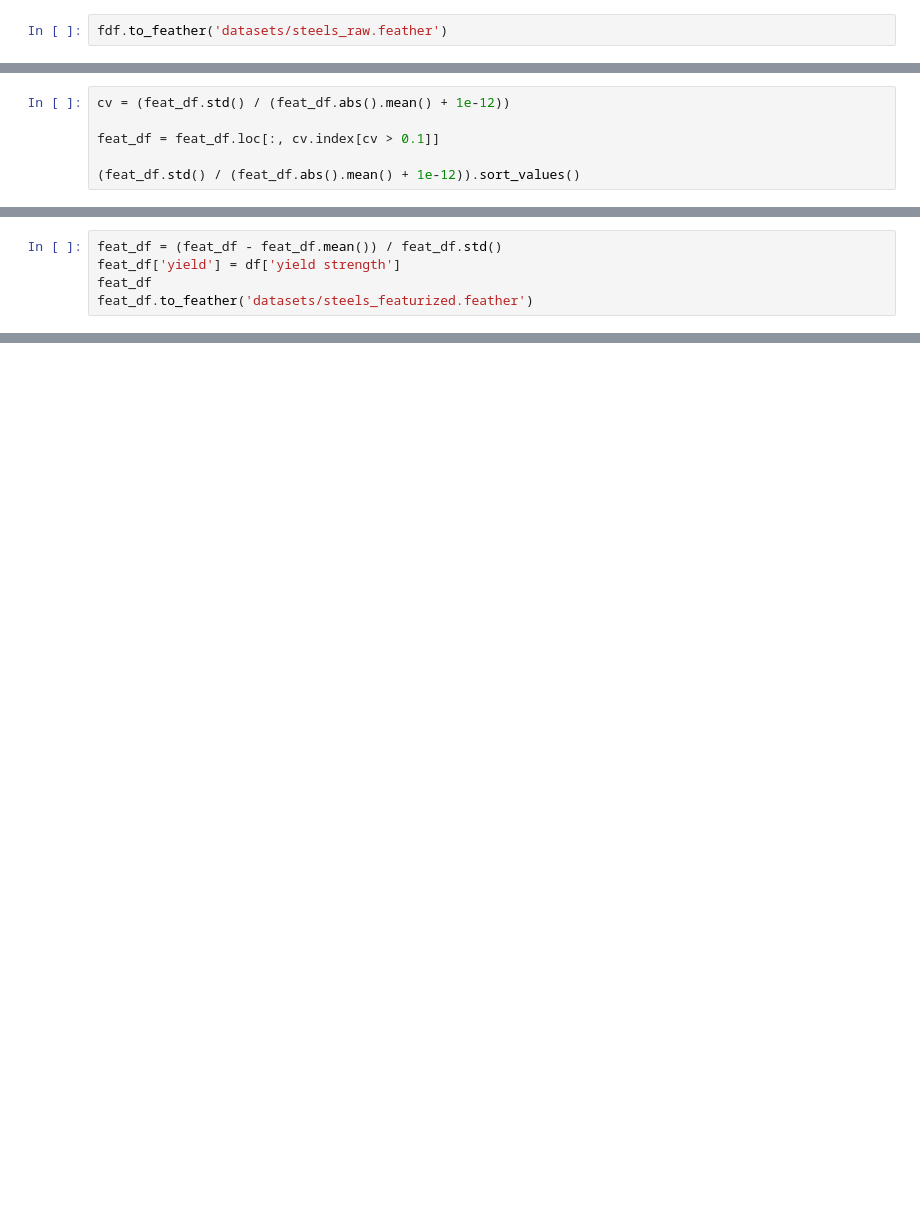
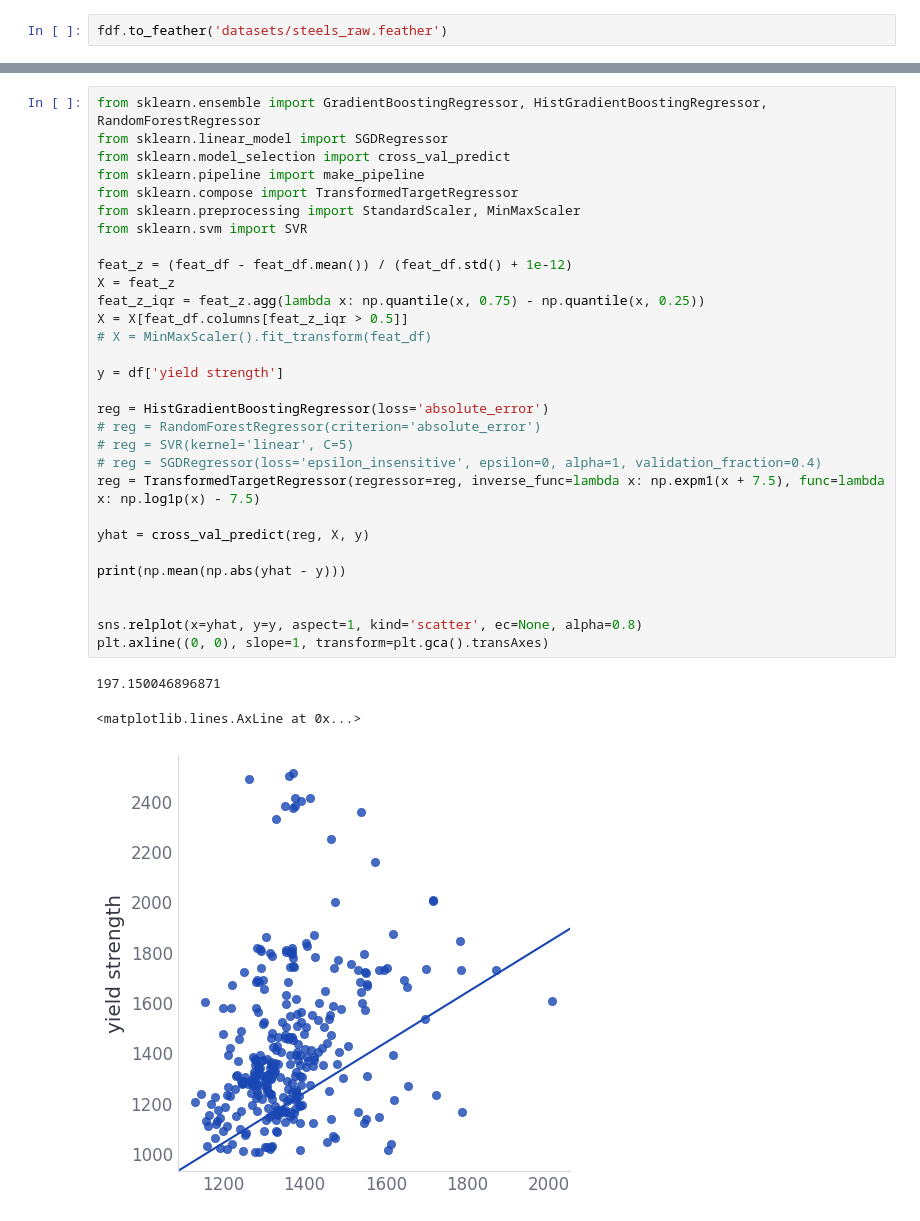
Before and after one commit to nicholas-miklaucic/jax-kan, a Jupyter notebook: kan.ipynb, the cells around one changed output, grey strips where cells are left out. Drawn from its saved outputs; the diff is of its cells as text; blank space fills up the shorter version.

```diff
--- a/kan.ipynb
+++ b/kan.ipynb
@@ -295,6 +109,0 @@ feat_df
-# %%
-cv = (feat_df.std() / (feat_df.abs().mean() + 1e-12))
-
-feat_df = feat_df.loc[:, cv.index[cv > 0.1]]
-
-(feat_df.std() / (feat_df.abs().mean() + 1e-12)).sort_values()
@@ -319,5 +109,0 @@ dtype: float64
-# %%
-feat_df = (feat_df - feat_df.mean()) / feat_df.std()
-feat_df['yield'] = df['yield strength']
-feat_df
-feat_df.to_feather('datasets/steels_featurized.feather')
@@ -339,0 +110,34 @@ feat_df
+# %%
+from sklearn.ensemble import GradientBoostingRegressor, HistGradientBoostingRegressor, RandomForestRegressor
+from sklearn.linear_model import SGDRegressor
+from sklearn.model_selection import cross_val_predict
+from sklearn.pipeline import make_pipeline
+from sklearn.compose import TransformedTargetRegressor
+from sklearn.preprocessing import StandardScaler, MinMaxScaler
+from sklearn.svm import SVR
+
+feat_z = (feat_df - feat_df.mean()) / (feat_df.std() + 1e-12)
+X = feat_z
+feat_z_iqr = feat_z.agg(lambda x: np.quantile(x, 0.75) - np.quantile(x, 0.25))
+X = X[feat_df.columns[feat_z_iqr > 0.5]]
+# X = MinMaxScaler().fit_transform(feat_df)
+
+y = df['yield strength']
+
+reg = HistGradientBoostingRegressor(loss='absolute_error')
+# reg = RandomForestRegressor(criterion='absolute_error')
+# reg = SVR(kernel='linear', C=5)
+# reg = SGDRegressor(loss='epsilon_insensitive', epsilon=0, alpha=1, validation_fraction=0.4)
+reg = TransformedTargetRegressor(regressor=reg, inverse_func=lambda x: np.expm1(x + 7.5), func=lambda x: np.log1p(x) - 7.5)
+
+yhat = cross_val_predict(reg, X, y)
+
+print(np.mean(np.abs(yhat - y)))
+
+
+sns.relplot(x=yhat, y=y, aspect=1, kind='scatter', ec=None, alpha=0.8)
+plt.axline((0, 0), slope=1, transform=plt.gca().transAxes)
+# %% [output]
+197.150046896871
+<matplotlib.lines.AxLine at 0x...>
+[figure, added]
```
Also changed, not shown: parts of 26 cells of this notebook, 10 other files.
